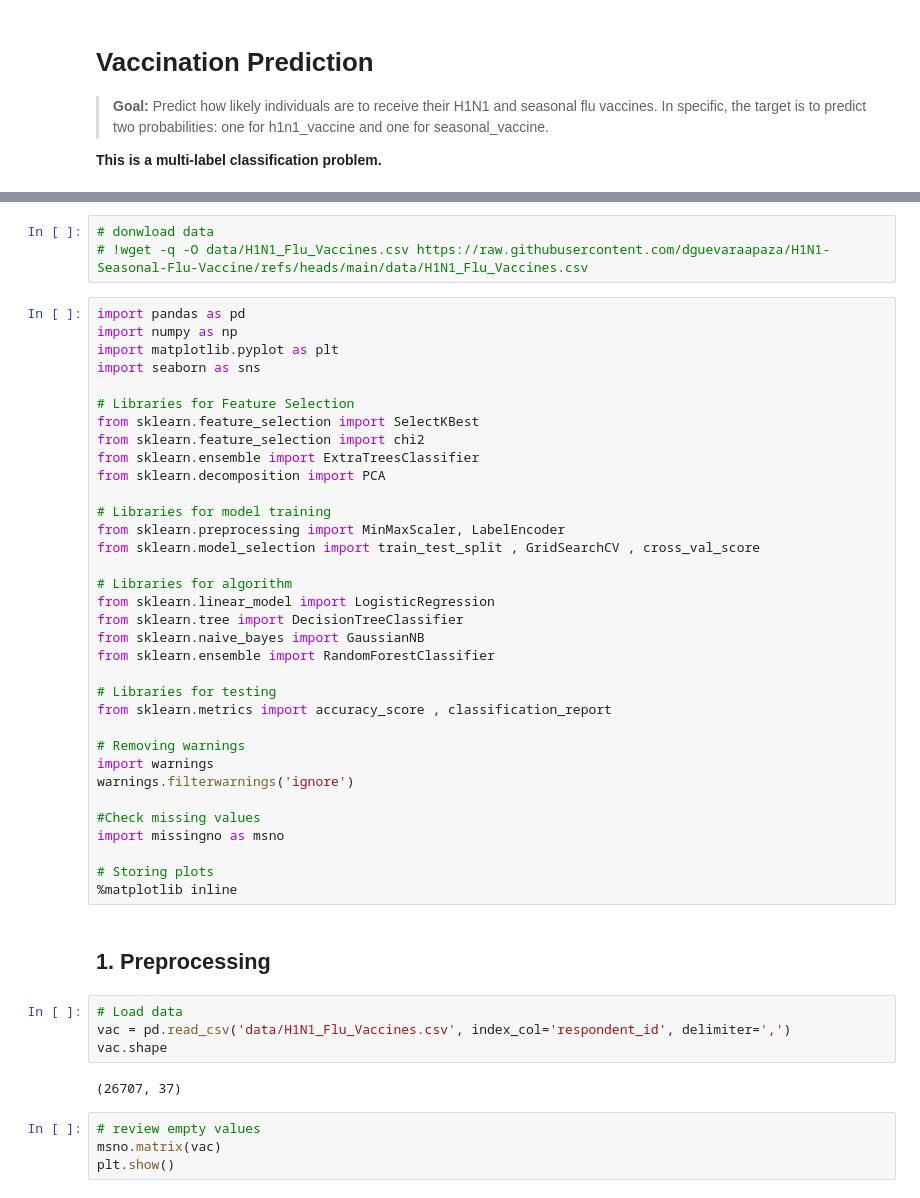
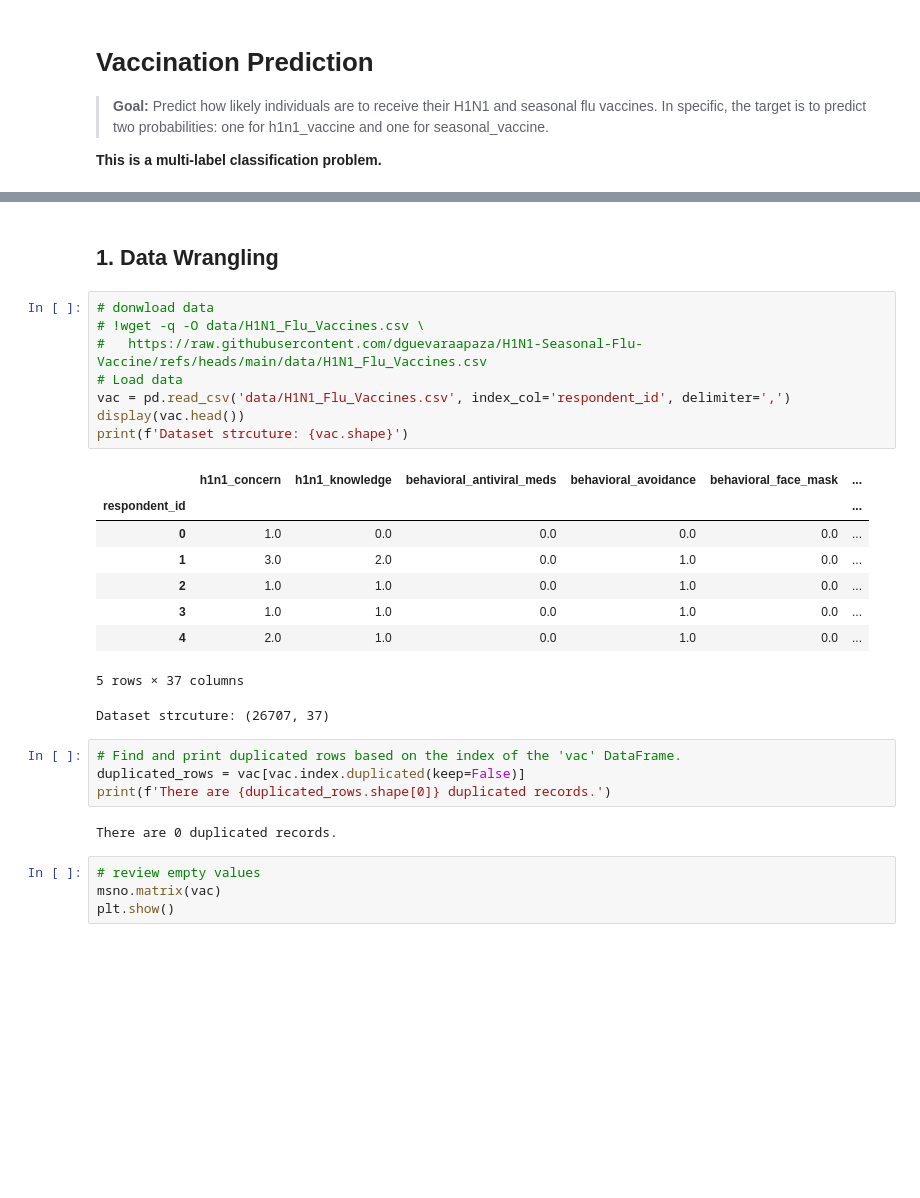
Before and after one commit to dguevaraapaza/H1N1-Seasonal-Flu-Vaccine, a Jupyter notebook: H1N1_and_seasonal_flu_vaccines.ipynb, the cells around one changed output, grey strips where cells are left out. Drawn from its saved outputs; the diff is of its cells as text; blank space fills up the shorter version.

```diff
--- a/H1N1_and_seasonal_flu_vaccines.ipynb
+++ b/H1N1_and_seasonal_flu_vaccines.ipynb
@@ -27,48 +63,29 @@ SyntaxError: invalid syntax (2631472793.py, line 4)
+# %% [markdown]
+## **1. Data Wrangling**
 # %%
 # donwload data
-# !wget -q -O data/H1N1_Flu_Vaccines.csv https://raw.githubusercontent.com/dguevaraapaza/H1N1-Seasonal-Flu-Vaccine/refs/heads/main/data/H1N1_Flu_Vaccines.csv
+# !wget -q -O data/H1N1_Flu_Vaccines.csv \
+# 	https://raw.githubusercontent.com/dguevaraapaza/H1N1-Seasonal-Flu-Vaccine/refs/heads/main/data/H1N1_Flu_Vaccines.csv
+# Load data
+vac = pd.read_csv('data/H1N1_Flu_Vaccines.csv', index_col='respondent_id', delimiter=',')
+display(vac.head())
+print(f'Dataset strcuture: {vac.shape}')
+# %% [output]
+|  | h1n1_concern | h1n1_knowledge | behavioral_antiviral_meds | behavioral_avoidance | behavioral_face_mask | ... |
+| respondent_id |  |  |  |  |  | ... |
+| 0 | 1.0 | 0.0 | 0.0 | 0.0 | 0.0 | ... |
+| 1 | 3.0 | 2.0 | 0.0 | 1.0 | 0.0 | ... |
+| 2 | 1.0 | 1.0 | 0.0 | 1.0 | 0.0 | ... |
+| 3 | 1.0 | 1.0 | 0.0 | 1.0 | 0.0 | ... |
+| 4 | 2.0 | 1.0 | 0.0 | 1.0 | 0.0 | ... |
+5 rows × 37 columns
+Dataset strcuture: (26707, 37)
-# %%
-import pandas as pd
-import numpy as np
-import matplotlib.pyplot as plt
-import seaborn as sns
-
-# Libraries for Feature Selection
-from sklearn.feature_selection import SelectKBest
-from sklearn.feature_selection import chi2
-from sklearn.ensemble import ExtraTreesClassifier
-from sklearn.decomposition import PCA
-
-# Libraries for model training
-from sklearn.preprocessing import MinMaxScaler, LabelEncoder
-from sklearn.model_selection import train_test_split , GridSearchCV , cross_val_score
-
-# Libraries for algorithm
-from sklearn.linear_model import LogisticRegression
-from sklearn.tree import DecisionTreeClassifier
-from sklearn.naive_bayes import GaussianNB
-from sklearn.ensemble import RandomForestClassifier
-
-# Libraries for testing
-from sklearn.metrics import accuracy_score , classification_report
-
-# Removing warnings
-import warnings
-warnings.filterwarnings('ignore')
-
-#Check missing values
-import missingno as msno
-
-# Storing plots
-%matplotlib inline
-# %% [markdown]
-## **1. Preprocessing**
-# %%
-# Load data
-vac = pd.read_csv('data/H1N1_Flu_Vaccines.csv', index_col='respondent_id', delimiter=',')
-vac.shape
-# %% [output]
-(26707, 37)
+# %%
+# Find and print duplicated rows based on the index of the 'vac' DataFrame.
+duplicated_rows = vac[vac.index.duplicated(keep=False)]
+print(f'There are {duplicated_rows.shape[0]} duplicated records.')
+# %% [output]
+There are 0 duplicated records.
 # %%
 # review empty values
 msno.matrix(vac)
```
Also changed, not shown: parts of 37 cells of this notebook, 1 other file.
